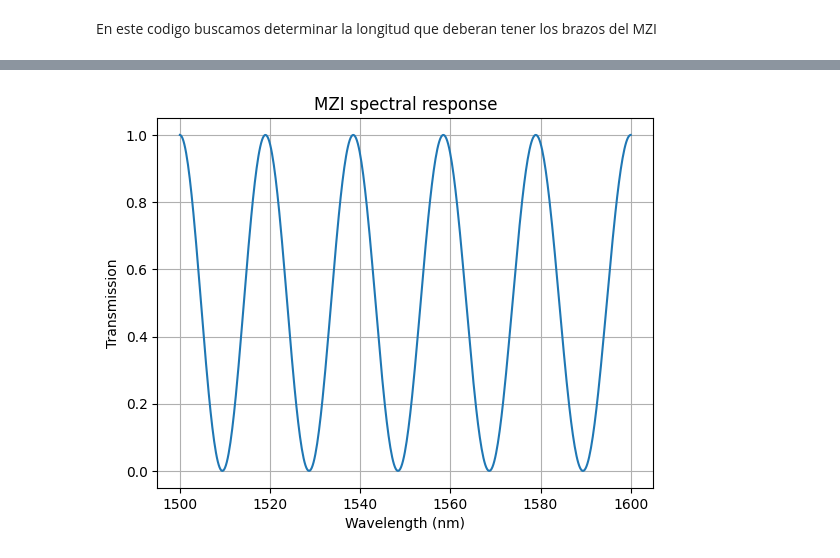
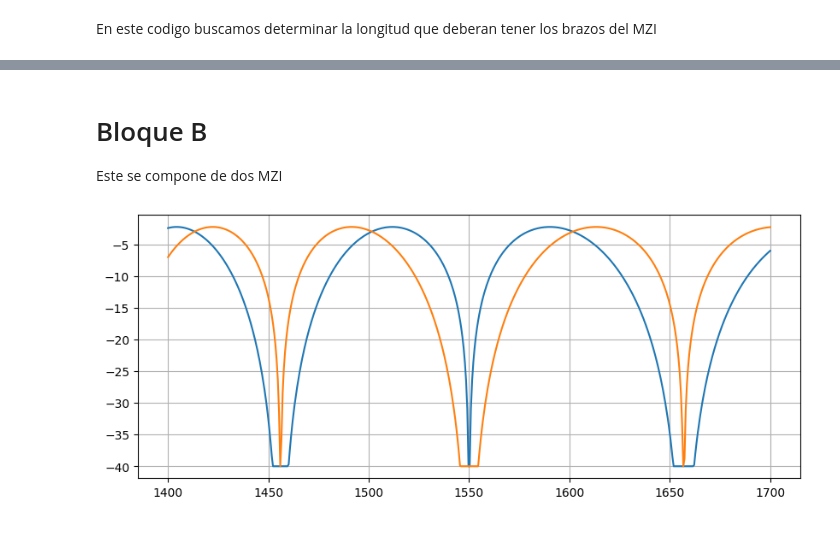
Before and after one commit to niospinamev2/Topic-6-WDM-Cascaded-MZIs, a Jupyter notebook: Arms.ipynb, the cells around one changed output, grey strips where cells are left out. Cells and saved outputs as stored; diff of their text form; code cells hidden in the pictures.

```diff
--- a/Arms.ipynb
+++ b/Arms.ipynb
@@ -67,21 +116,51 @@ plt.plot(wl*1e9, cross_port_db, label="Cross Port (dB)")
-# %%
-# Parámetros
-n_eff = 2.4
-delta_L = 50e-6  # 50 micras
-
-wl = np.linspace(1500e-9, 1600e-9, 500)
-
-T = []
-
-for w in wl:
-    H = MZI(w, delta_L, n_eff)
-    T.append(np.abs(H[1,0])**2)  # salida cross
-
-plt.plot(wl*1e9, T)
-plt.xlabel("Wavelength (nm)")
-plt.ylabel("Transmission")
-plt.title("MZI spectral response")
-plt.grid()
-plt.show()
-# %% [output]
-[figure, removed]
+# %% [markdown]
+# Bloque B
+
+Este se compone de dos MZI
+# %%
+B_bar_up = []
+B_cross_up = []
+
+FSR = 50e-9 # 50 nm
+# delta_L2 = lambda0**2 / (n_g * FSR)
+delta_L2 = delta_L/2
+
+for i, w in enumerate(wl):
+    Ein2 = np.array([0, bar_port[i]])
+    H2 = MZI(w, delta_L2, n_eff, lambda0)
+    Eout2 = H2 @ Ein2
+    B_bar_up.append(Eout2[0])
+    B_cross_up.append(Eout2[1])
+
+B_bar_up_power = np.abs(B_bar_up)**2
+B_cross_up_power = np.abs(B_cross_up)**2
+
+B_bar_up_db = to_db(B_bar_up_power)
+B_cross_up_db = to_db(B_cross_up_power)
+
+
+# ------------------------------------------------------
+
+B_bar_dw = []
+B_cross_dw = []
+
+for i, w in enumerate(wl):
+    Ein2 = np.array([0, cross_port[i]])
+    H2 = MZI(w, delta_L2, n_eff, lambda0)
+    Eout2 = H2 @ Ein2
+    B_bar_dw.append(Eout2[0])
+    B_cross_dw.append(Eout2[1])
+
+
+B_bar_dw_power = np.abs(B_bar_dw)**2
+B_cross_dw_power = np.abs(B_cross_dw)**2
+
+B_bar_dw_db = to_db(B_bar_dw_power)
+B_cross_dw_db = to_db(B_cross_dw_power)
+# %%
+plt.figure(figsize=(10,4))
+plt.plot(wl*1e9, B_bar_up_db, label="Bar Port (dB)")
+plt.plot(wl*1e9, B_cross_up_db, label="Cross Port (dB)")
+plt.grid()
+# %% [output]
+[figure, added]
```
Also changed, not shown: parts of 16 cells of this notebook.
